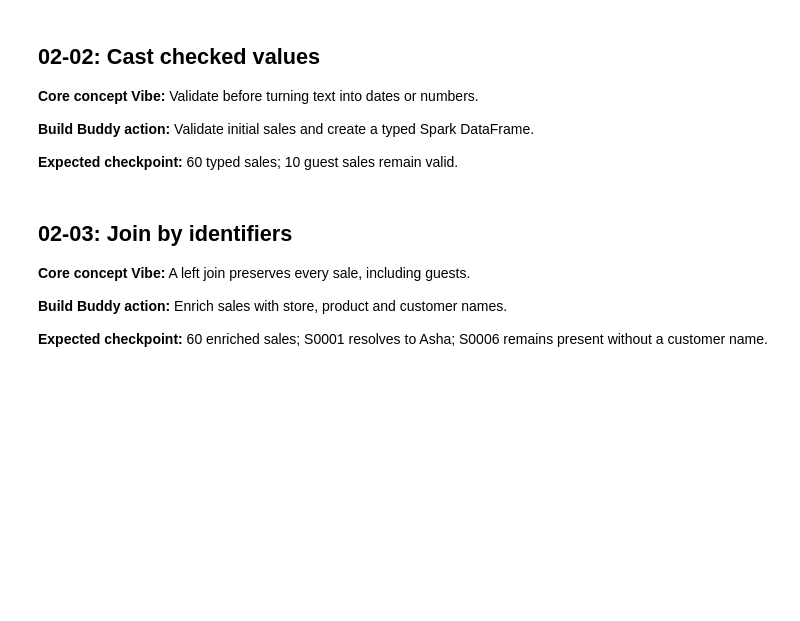
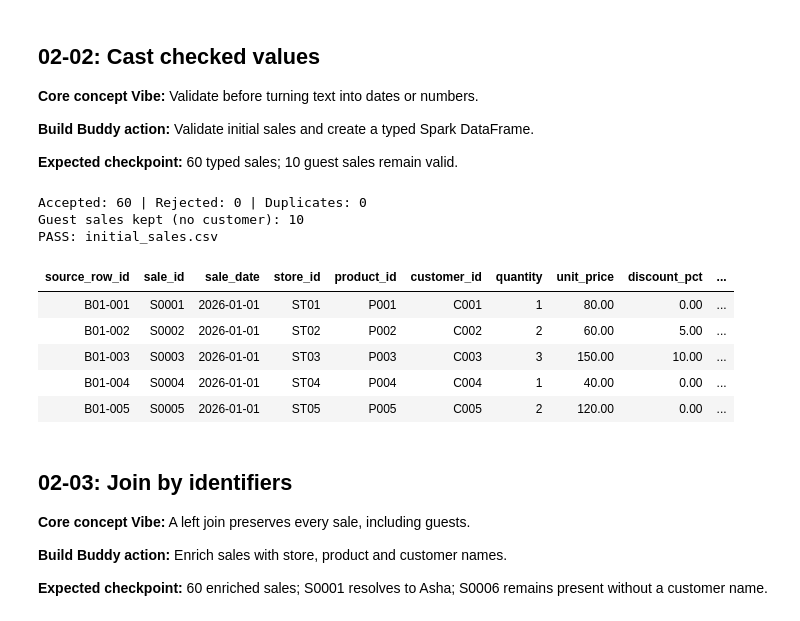
Before and after one commit to gokulmpp/retailflow-data-engineering-databricks, a Jupyter notebook: notebooks/02_read_join_and_first_report.ipynb, the cells around one changed output. Cells and saved outputs as stored; diff of their text form; code cells hidden in the pictures; blank space fills up the shorter version.

```diff
--- a/notebooks/02_read_join_and_first_report.ipynb
+++ b/notebooks/02_read_join_and_first_report.ipynb
@@ -22,10 +22,10 @@ Configuration and instructor utility cells are supplied so you can focus on the
 Use the same assigned names in every notebook. Each notebook defines its own variables and helpers; it does not depend on another notebook’s Python memory. Persistent tables are the handoff between notebooks.
 # %%
 # Edit these four values in EVERY notebook before running it.
-CATALOG = "your_catalog"
-SCHEMA = "your_training_schema"
-VOLUME = "your_training_volume"
-TABLE_PREFIX = "rf_yourname"
+CATALOG = "workspace"
+SCHEMA = "default"
+VOLUME = "retailflow_files"
+TABLE_PREFIX = "rf_retailflow"
 
 import re
 for name in [CATALOG, SCHEMA, VOLUME, TABLE_PREFIX]:
@@ -264,3 +280,29 @@ def merge_into_silver(incoming):
+# %%
+# Build Buddy step 02-02
+# Validate every row with the supplied cleaner, then build a typed Spark DataFrame.
+accepted, rejected, duplicate_ids, repaired = clean_sales(read_rows("data/sales_batch_01.csv"))
+print("Accepted:", len(accepted), "| Rejected:", len(rejected), "| Duplicates:", len(duplicate_ids))
+assert len(accepted) == 60 and not rejected and not duplicate_ids
+
+typed_sales = sales_frame(accepted)
+assert typed_sales.count() == 60
+
+guest_sales = typed_sales.where(F.col("customer_id").isNull())
+print("Guest sales kept (no customer):", guest_sales.count())
+assert guest_sales.count() == 10
+
+assert_expected(typed_sales, "initial_sales.csv", ignore_provenance=True)
+display(typed_sales.limit(5))
+# %% [output]
+Accepted: 60 | Rejected: 0 | Duplicates: 0
+Guest sales kept (no customer): 10
+PASS: initial_sales.csv
+| source_row_id | sale_id | sale_date | store_id | product_id | customer_id | quantity | unit_price | discount_pct | ... |
+| B01-001 | S0001 | 2026-01-01 | ST01 | P001 | C001 | 1 | 80.00 | 0.00 | ... |
+| B01-002 | S0002 | 2026-01-01 | ST02 | P002 | C002 | 2 | 60.00 | 5.00 | ... |
+| B01-003 | S0003 | 2026-01-01 | ST03 | P003 | C003 | 3 | 150.00 | 10.00 | ... |
+| B01-004 | S0004 | 2026-01-01 | ST04 | P004 | C004 | 1 | 40.00 | 0.00 | ... |
+| B01-005 | S0005 | 2026-01-01 | ST05 | P005 | C005 | 2 | 120.00 | 0.00 | ... |
 # %% [markdown]
 ## 02-03: Join by identifiers
 
```
Also changed, not shown: parts of 10 cells of this notebook, 6 other files.
